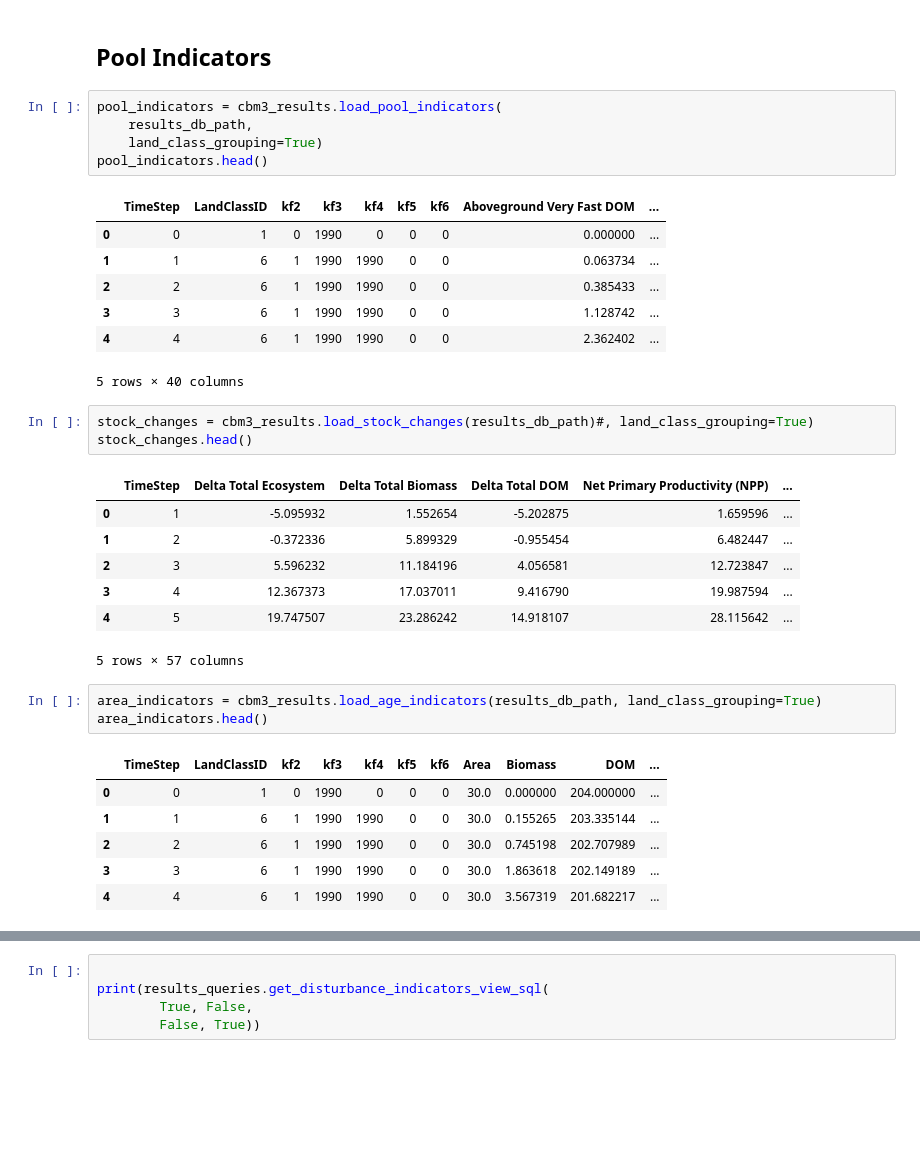
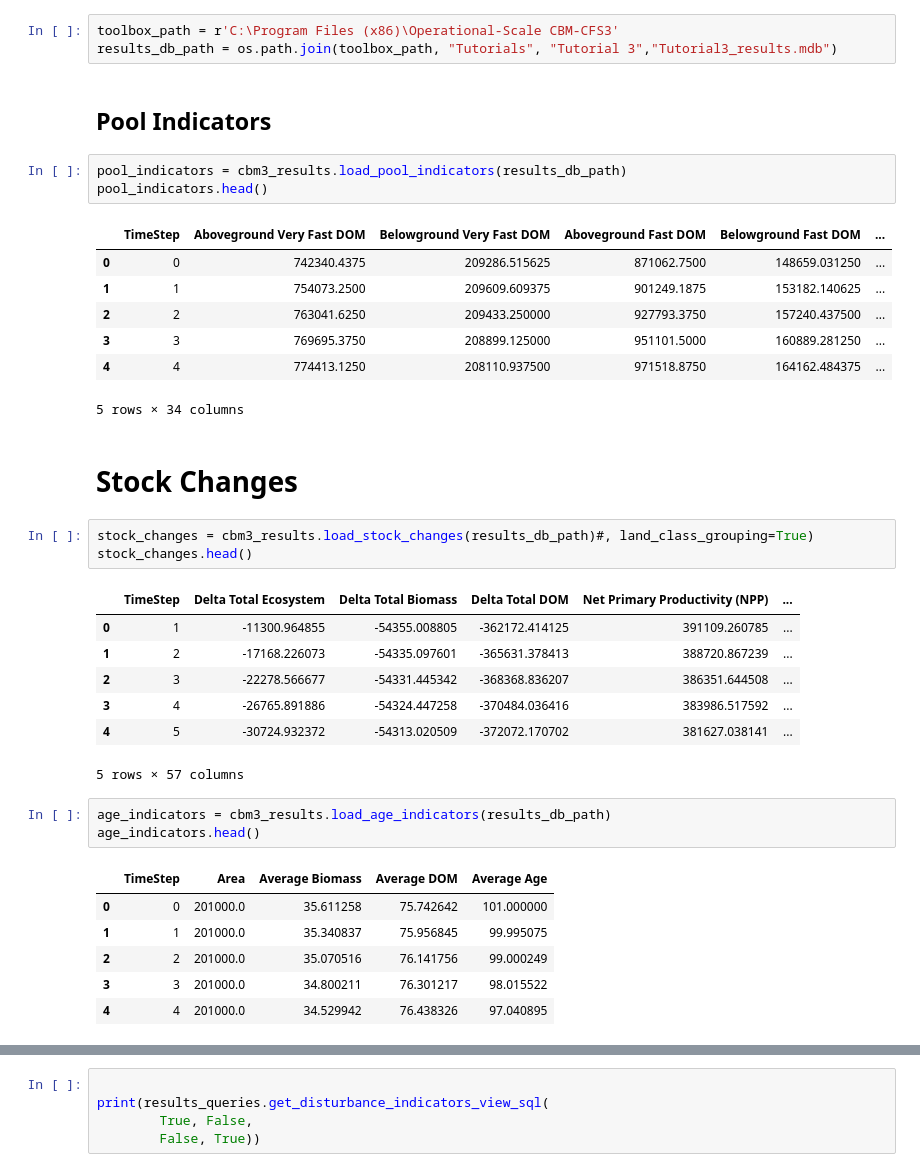
Before and after one commit to cat-cfs/cbm3_scripting_examples, a Jupyter notebook: cbm3_results.ipynb, the cells around one changed output, grey strips where cells are left out. Drawn from its saved outputs; the diff is of its cells as text; blank space fills up the shorter version.

```diff
--- a/cbm3_results.ipynb
+++ b/cbm3_results.ipynb
@@ -14,39 +12,42 @@ results_db_path = r".\tutorial1\tutorial1_results.mdb"
+# %%
+toolbox_path = r'C:\Program Files (x86)\Operational-Scale CBM-CFS3'
+results_db_path = os.path.join(toolbox_path, "Tutorials", "Tutorial 3","Tutorial3_results.mdb")
 # %% [markdown]
 ## Pool Indicators ##
 # %%
-pool_indicators = cbm3_results.load_pool_indicators(
-    results_db_path,
-    land_class_grouping=True)
+pool_indicators = cbm3_results.load_pool_indicators(results_db_path)
 pool_indicators.head()
 # %% [output]
-|  | TimeStep | LandClassID | kf2 | kf3 | kf4 | kf5 | kf6 | Aboveground Very Fast DOM | ... |
-| 0 | 0 | 1 | 0 | 1990 | 0 | 0 | 0 | 0.000000 | ... |
-| 1 | 1 | 6 | 1 | 1990 | 1990 | 0 | 0 | 0.063734 | ... |
-| 2 | 2 | 6 | 1 | 1990 | 1990 | 0 | 0 | 0.385433 | ... |
-| 3 | 3 | 6 | 1 | 1990 | 1990 | 0 | 0 | 1.128742 | ... |
-| 4 | 4 | 6 | 1 | 1990 | 1990 | 0 | 0 | 2.362402 | ... |
+|  | TimeStep | Aboveground Very Fast DOM | Belowground Very Fast DOM | Aboveground Fast DOM | Belowground Fast DOM | ... |
+| 0 | 0 | 742340.4375 | 209286.515625 | 871062.7500 | 148659.031250 | ... |
+| 1 | 1 | 754073.2500 | 209609.609375 | 901249.1875 | 153182.140625 | ... |
+| 2 | 2 | 763041.6250 | 209433.250000 | 927793.3750 | 157240.437500 | ... |
+| 3 | 3 | 769695.3750 | 208899.125000 | 951101.5000 | 160889.281250 | ... |
+| 4 | 4 | 774413.1250 | 208110.937500 | 971518.8750 | 164162.484375 | ... |
-5 rows × 40 columns
+5 rows × 34 columns
+# %% [markdown]
+# Stock Changes #
 # %%
 stock_changes = cbm3_results.load_stock_changes(results_db_path)#, land_class_grouping=True)
 stock_changes.head()
 # %% [output]
 |  | TimeStep | Delta Total Ecosystem | Delta Total Biomass | Delta Total DOM | Net Primary Productivity (NPP) | ... |
-| 0 | 1 | -5.095932 | 1.552654 | -5.202875 | 1.659596 | ... |
-| 1 | 2 | -0.372336 | 5.899329 | -0.955454 | 6.482447 | ... |
-| 2 | 3 | 5.596232 | 11.184196 | 4.056581 | 12.723847 | ... |
-| 3 | 4 | 12.367373 | 17.037011 | 9.416790 | 19.987594 | ... |
-| 4 | 5 | 19.747507 | 23.286242 | 14.918107 | 28.115642 | ... |
+| 0 | 1 | -11300.964855 | -54355.008805 | -362172.414125 | 391109.260785 | ... |
+| 1 | 2 | -17168.226073 | -54335.097601 | -365631.378413 | 388720.867239 | ... |
+| 2 | 3 | -22278.566677 | -54331.445342 | -368368.836207 | 386351.644508 | ... |
+| 3 | 4 | -26765.891886 | -54324.447258 | -370484.036416 | 383986.517592 | ... |
+| 4 | 5 | -30724.932372 | -54313.020509 | -372072.170702 | 381627.038141 | ... |
 5 rows × 57 columns
 # %%
-area_indicators = cbm3_results.load_age_indicators(results_db_path, land_class_grouping=True)
-area_indicators.head()
+age_indicators = cbm3_results.load_age_indicators(results_db_path)
+age_indicators.head()
 # %% [output]
-|  | TimeStep | LandClassID | kf2 | kf3 | kf4 | kf5 | kf6 | Area | Biomass | DOM | ... |
-| 0 | 0 | 1 | 0 | 1990 | 0 | 0 | 0 | 30.0 | 0.000000 | 204.000000 | ... |
-| 1 | 1 | 6 | 1 | 1990 | 1990 | 0 | 0 | 30.0 | 0.155265 | 203.335144 | ... |
-| 2 | 2 | 6 | 1 | 1990 | 1990 | 0 | 0 | 30.0 | 0.745198 | 202.707989 | ... |
-| 3 | 3 | 6 | 1 | 1990 | 1990 | 0 | 0 | 30.0 | 1.863618 | 202.149189 | ... |
-| 4 | 4 | 6 | 1 | 1990 | 1990 | 0 | 0 | 30.0 | 3.567319 | 201.682217 | ... |
+|  | TimeStep | Area | Average Biomass | Average DOM | Average Age |
+| 0 | 0 | 201000.0 | 35.611258 | 75.742642 | 101.000000 |
+| 1 | 1 | 201000.0 | 35.340837 | 75.956845 | 99.995075 |
+| 2 | 2 | 201000.0 | 35.070516 | 76.141756 | 99.000249 |
+| 3 | 3 | 201000.0 | 34.800211 | 76.301217 | 98.015522 |
+| 4 | 4 | 201000.0 | 34.529942 | 76.438326 | 97.040895 |
 # %%
 dist_indicators = cbm3_results.load_disturbance_indicators(
     results_db_path,
```
Also changed, not shown: parts of 12 cells of this notebook, 2 other files.
